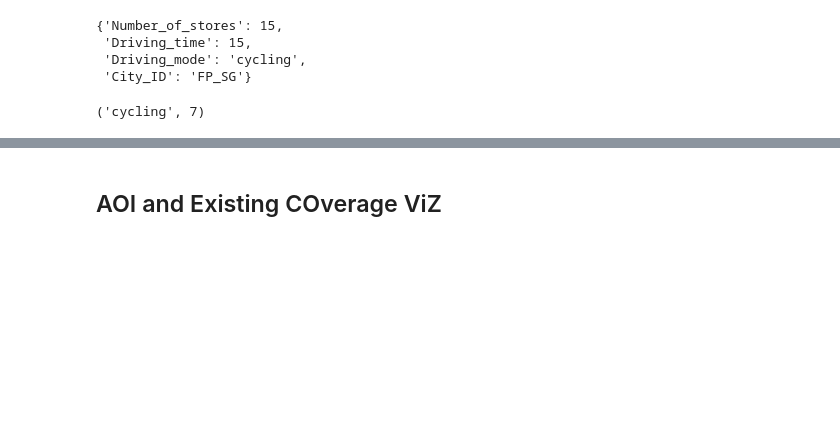
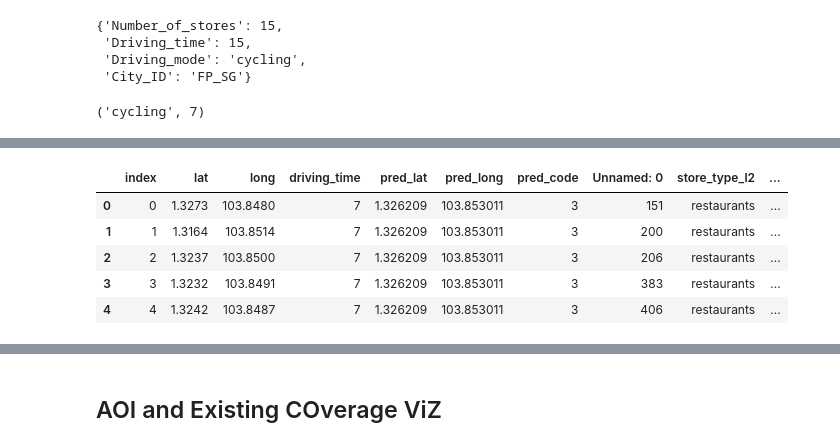
Before and after one commit to kazimosiur/optimal-location-finder, a Jupyter notebook: notebooks/Calculate_area_of_interest.ipynb, the cells around one changed output, grey strips where cells are left out. Drawn from its saved outputs; the diff is of its cells as text; code cells hidden in the pictures; blank space fills up the shorter version.

```diff
--- a/notebooks/Calculate_area_of_interest.ipynb
+++ b/notebooks/Calculate_area_of_interest.ipynb
@@ -166,0 +177,10 @@ Wall time: 41.7 s
+# %%
+constrained_locations_unnest.head(5)
+overlap_coverage%
+# %% [output]
+|  | index | lat | long | driving_time | pred_lat | pred_long | pred_code | Unnamed: 0 | store_type_l2 | ... |
+| 0 | 0 | 1.3273 | 103.8480 | 7 | 1.326209 | 103.853011 | 3 | 151 | restaurants | ... |
+| 1 | 1 | 1.3164 | 103.8514 | 7 | 1.326209 | 103.853011 | 3 | 200 | restaurants | ... |
+| 2 | 2 | 1.3237 | 103.8500 | 7 | 1.326209 | 103.853011 | 3 | 206 | restaurants | ... |
+| 3 | 3 | 1.3232 | 103.8491 | 7 | 1.326209 | 103.853011 | 3 | 383 | restaurants | ... |
+| 4 | 4 | 1.3242 | 103.8487 | 7 | 1.326209 | 103.853011 | 3 | 406 | restaurants | ... |
```
Also changed, not shown: parts of 4 cells of this notebook, 6 other files.
